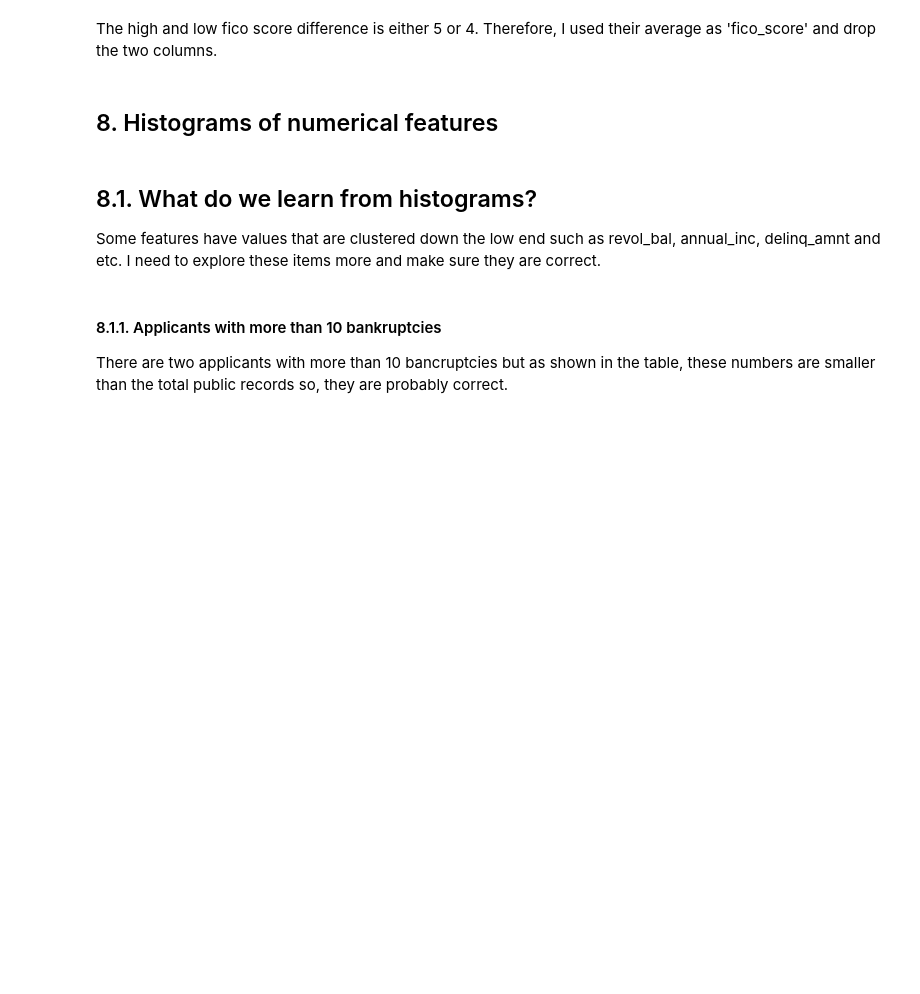
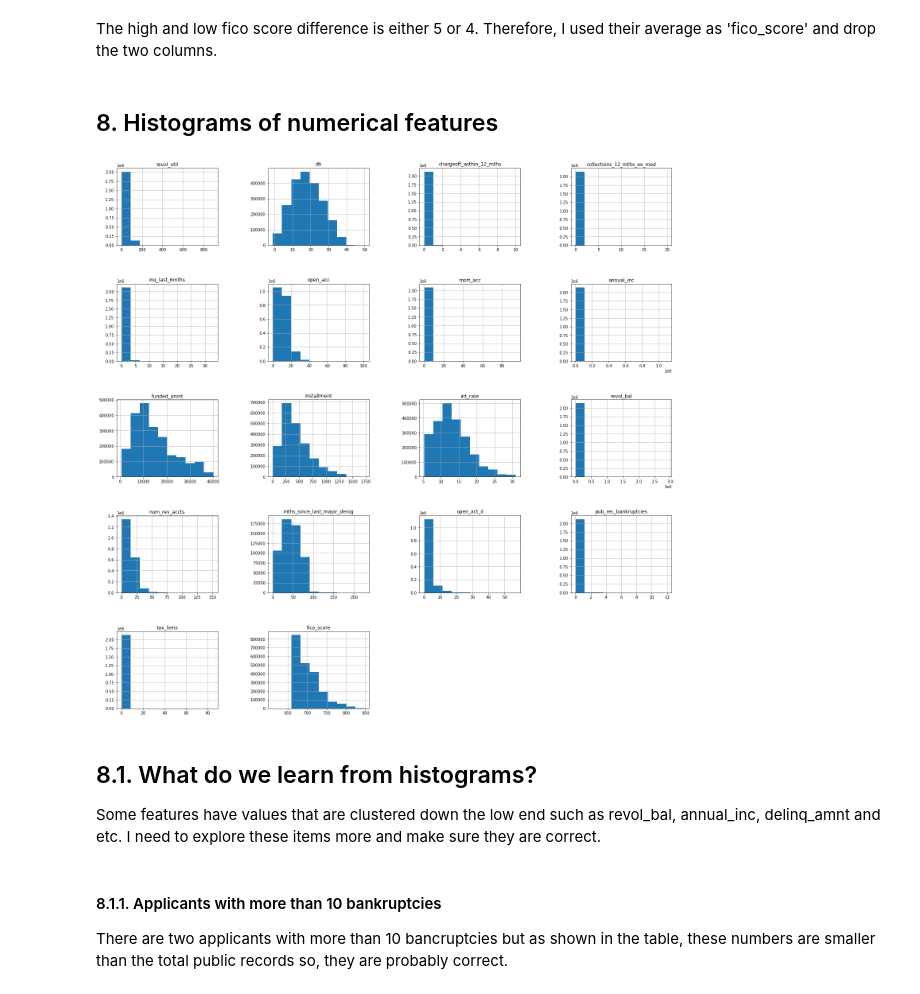
Before and after one commit to somayehY/SomayeYoussefi, a Jupyter notebook: LendingClub/LendingClub_DataWrangling.ipynb, the cells around one changed output. Cells and saved outputs as stored; diff of their text form; code cells hidden in the pictures; blank space fills up the shorter version.

```diff
--- a/LendingClub/LendingClub_DataWrangling.ipynb
+++ b/LendingClub/LendingClub_DataWrangling.ipynb
@@ -243,7 +242,7 @@ less than 5 percent of applications are joint. For now, I'd like to focus on sin
 sec_app_collections_12_mths_ex_med ,sec_app_earliest_cr_line, sec_app_fico_range_high, sec_app_fico_range_low, sec_app_inq_last_6mths, sec_app_mort_acc, sec_app_mths_since_last_major_derog, sec_app_num_rev_accts, sec_app_open_acc, sec_app_open_act_il, sec_app_revol_util, revol_bal_joint, verification_status_joint, dti_joint, annual_inc_joint, desc
 # %%
 # Before dropping unwanted columns, I first need to drop joint application rows.
-df =df[ df['application_type'] == "Individual"]
+df =dff[ dff['application_type'] == "Individual"]
 print(df.shape)
 df['application_type'].unique()
 # %% [output]
@@ -338,8 +350,10 @@ The high and low fico score difference is either 5 or 4. Therefore, I used their
 # %% [markdown]
 ## 8. Histograms of numerical features <a class="anchor" id="Hist"></a>
 # %%
-df.select_dtypes(np.number).hist(figsize=(20,20))
-plt.subplots_adjust(hspace=0.75, wspace=.75);
+df.select_dtypes(np.number).hist(figsize=(25,25))
+plt.subplots_adjust(hspace=0.5, wspace=.5);
+# %% [output]
+[figure, added]
 # %% [markdown]
 ## 8.1. What do we learn from histograms? <a class="anchor" id="HistL"></a>
 Some features have values that are clustered down the low end such as revol_bal, annual_inc, delinq_amnt and etc. I need to explore these items more and make sure they are correct.
```
Also changed, not shown: parts of 43 cells of this notebook.
